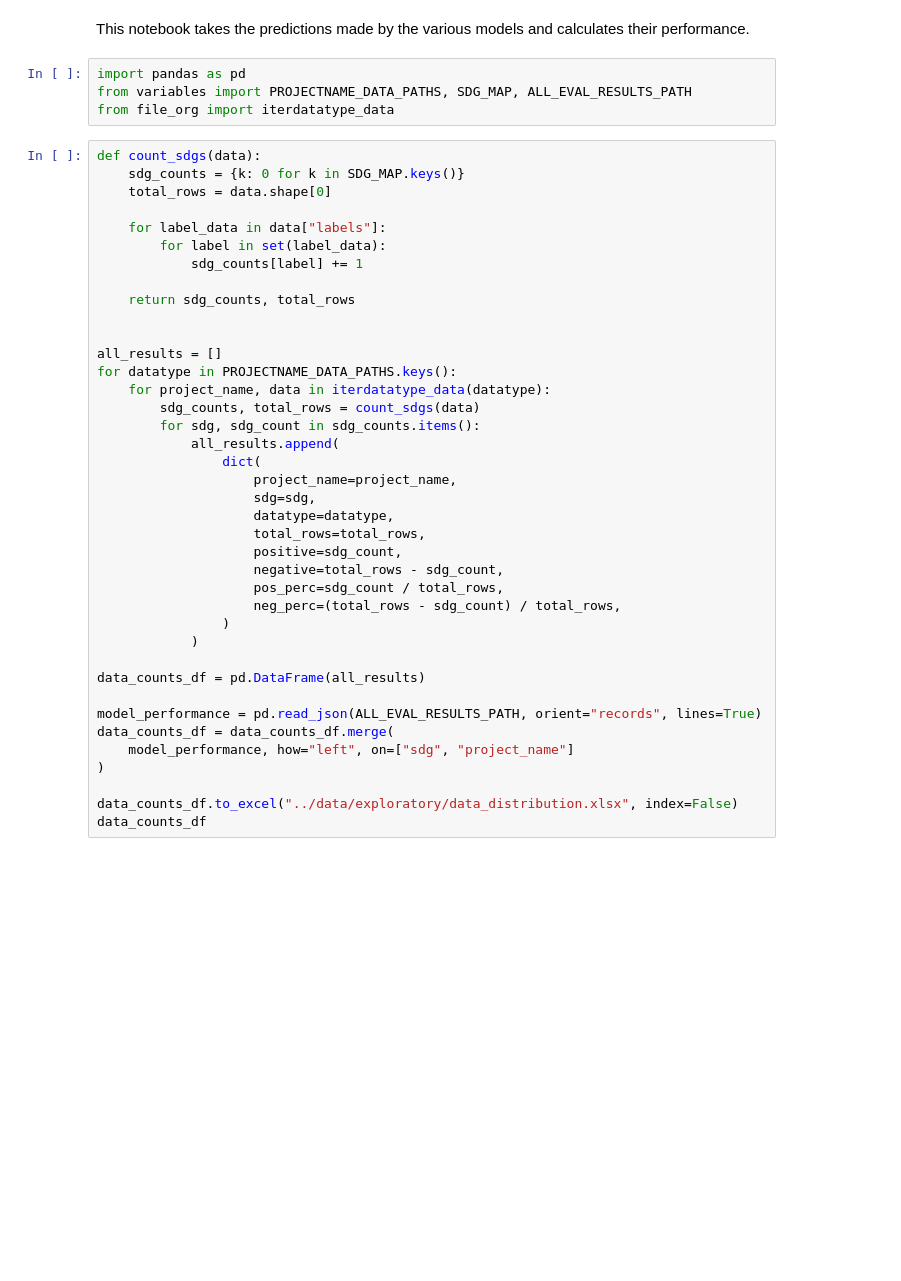
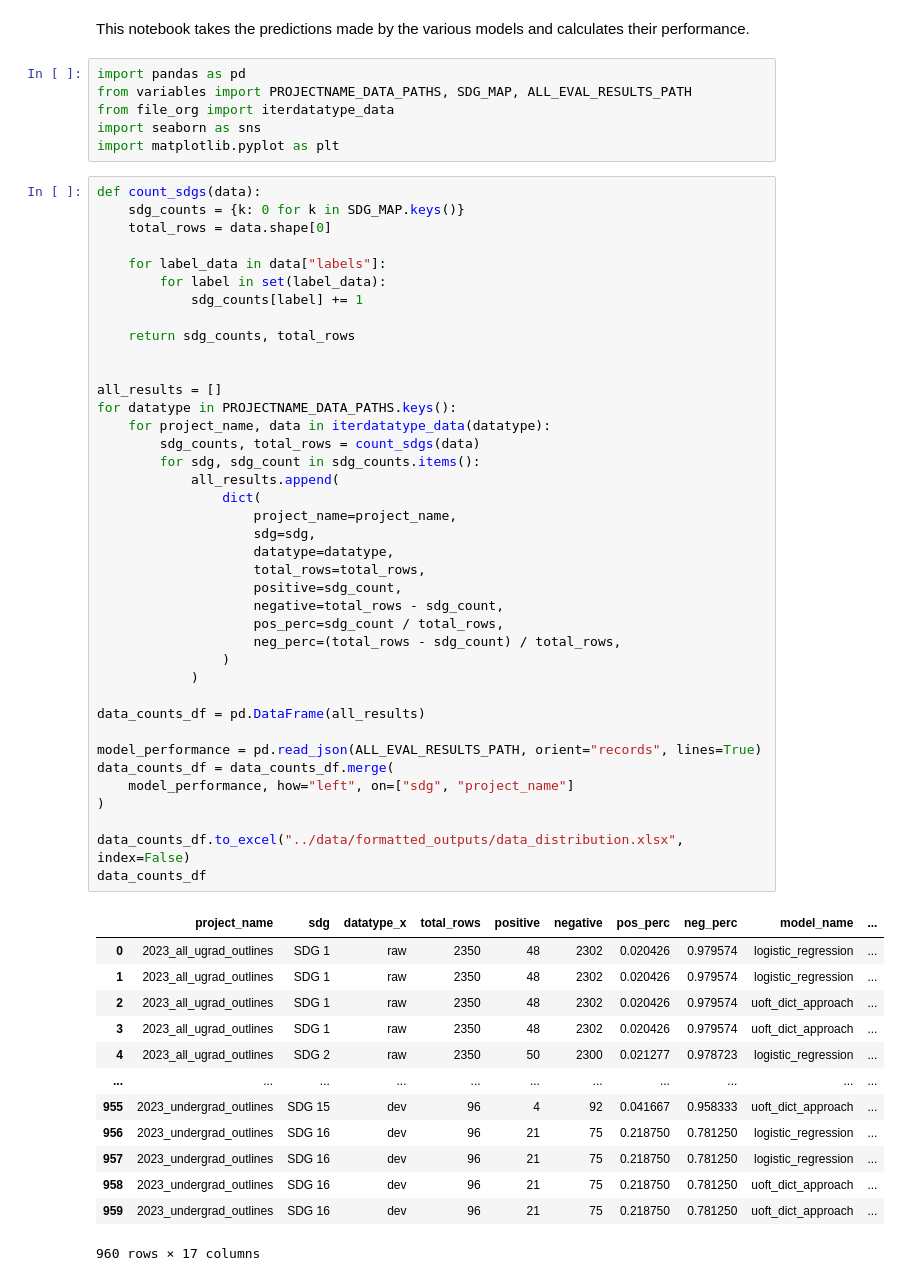
Before and after one commit to edalatma/sdg_text_analytics, a Jupyter notebook: scripts/explore_model_performance.ipynb, the cells around one changed output. Cells and saved outputs as stored; diff of their text form; blank space fills up the shorter version.

Commit message:
update model exploratory notebooks

```diff
--- a/scripts/explore_model_performance.ipynb
+++ b/scripts/explore_model_performance.ipynb
@@ -4,6 +4,8 @@ This notebook takes the predictions made by the various models and calculates th
 import pandas as pd
 from variables import PROJECTNAME_DATA_PATHS, SDG_MAP, ALL_EVAL_RESULTS_PATH
 from file_org import iterdatatype_data
+import seaborn as sns
+import matplotlib.pyplot as plt
 # %%
 def count_sdgs(data):
     sdg_counts = {k: 0 for k in SDG_MAP.keys()}
@@ -15,31 +17,45 @@ def count_sdgs(data):
 
     return sdg_counts, total_rows
 
 
 all_results = []
 for datatype in PROJECTNAME_DATA_PATHS.keys():
     for project_name, data in iterdatatype_data(datatype):
         sdg_counts, total_rows = count_sdgs(data)
         for sdg, sdg_count in sdg_counts.items():
             all_results.append(
                 dict(
                     project_name=project_name,
                     sdg=sdg,
                     datatype=datatype,
                     total_rows=total_rows,
                     positive=sdg_count,
                     negative=total_rows - sdg_count,
                     pos_perc=sdg_count / total_rows,
                     neg_perc=(total_rows - sdg_count) / total_rows,
                 )
             )
 
 data_counts_df = pd.DataFrame(all_results)
 
 model_performance = pd.read_json(ALL_EVAL_RESULTS_PATH, orient="records", lines=True)
 data_counts_df = data_counts_df.merge(
     model_performance, how="left", on=["sdg", "project_name"]
 )
 
-data_counts_df.to_excel("../data/exploratory/data_distribution.xlsx", index=False)
+data_counts_df.to_excel("../data/formatted_outputs/data_distribution.xlsx", index=False)
 data_counts_df
+# %% [output]
+|  | project_name | sdg | datatype_x | total_rows | positive | negative | pos_perc | neg_perc | model_name | ... |
+| 0 | 2023_all_ugrad_outlines | SDG 1 | raw | 2350 | 48 | 2302 | 0.020426 | 0.979574 | logistic_regression | ... |
+| 1 | 2023_all_ugrad_outlines | SDG 1 | raw | 2350 | 48 | 2302 | 0.020426 | 0.979574 | logistic_regression | ... |
+| 2 | 2023_all_ugrad_outlines | SDG 1 | raw | 2350 | 48 | 2302 | 0.020426 | 0.979574 | uoft_dict_approach | ... |
+| 3 | 2023_all_ugrad_outlines | SDG 1 | raw | 2350 | 48 | 2302 | 0.020426 | 0.979574 | uoft_dict_approach | ... |
+| 4 | 2023_all_ugrad_outlines | SDG 2 | raw | 2350 | 50 | 2300 | 0.021277 | 0.978723 | logistic_regression | ... |
+| ... | ... | ... | ... | ... | ... | ... | ... | ... | ... | ... |
+| 955 | 2023_undergrad_outlines | SDG 15 | dev | 96 | 4 | 92 | 0.041667 | 0.958333 | uoft_dict_approach | ... |
+| 956 | 2023_undergrad_outlines | SDG 16 | dev | 96 | 21 | 75 | 0.218750 | 0.781250 | logistic_regression | ... |
+| 957 | 2023_undergrad_outlines | SDG 16 | dev | 96 | 21 | 75 | 0.218750 | 0.781250 | logistic_regression | ... |
+| 958 | 2023_undergrad_outlines | SDG 16 | dev | 96 | 21 | 75 | 0.218750 | 0.781250 | uoft_dict_approach | ... |
+| 959 | 2023_undergrad_outlines | SDG 16 | dev | 96 | 21 | 75 | 0.218750 | 0.781250 | uoft_dict_approach | ... |
+960 rows × 17 columns
```
Also changed, not shown: parts of 5 cells of this notebook, 1 other file.
